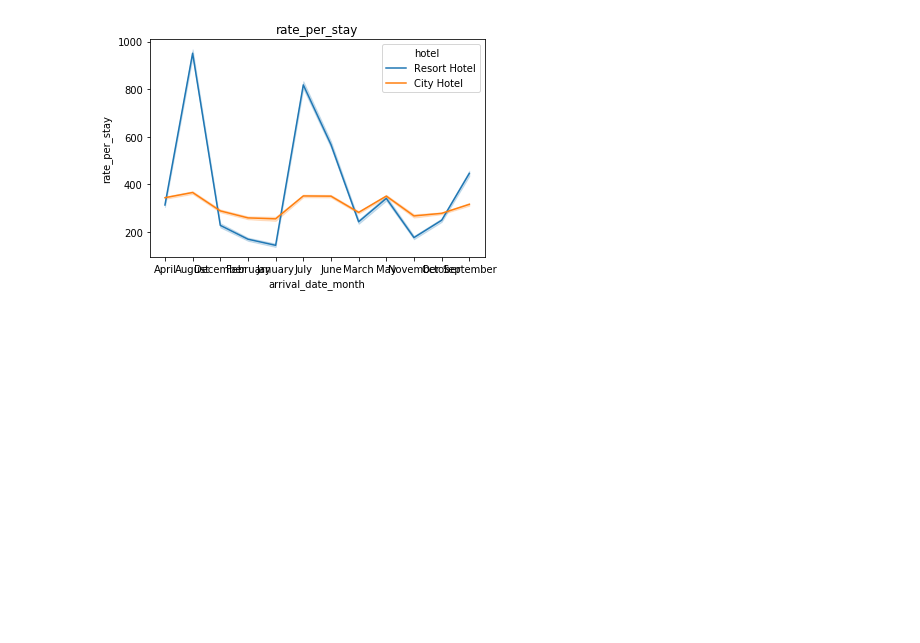
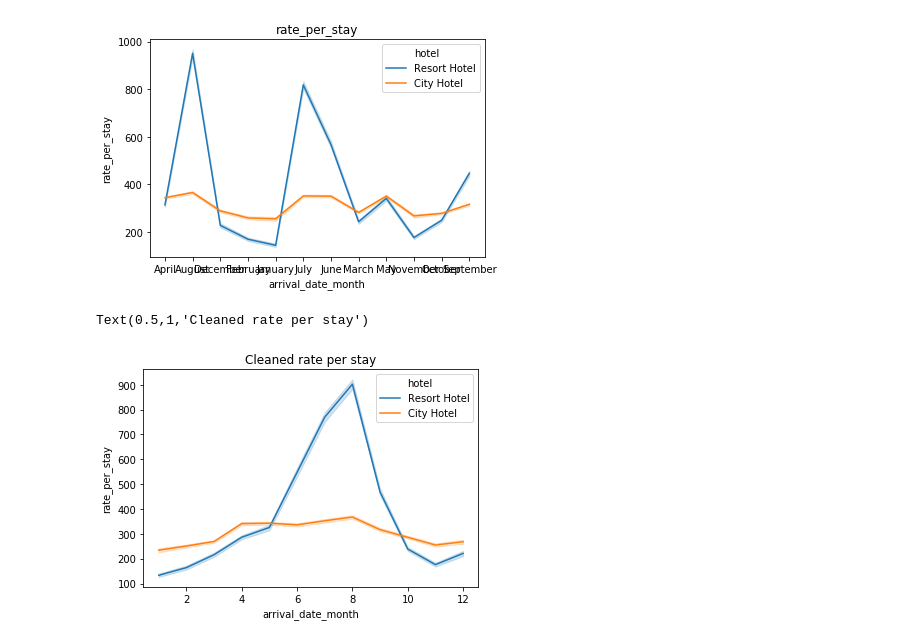
Before and after one commit to dipenpratap/Data-Mining, a Jupyter notebook: Project 1/project_1.ipynb, the cells around one changed output. Cells and saved outputs as stored; diff of their text form; code cells hidden in the pictures; blank space fills up the shorter version.

Commit message:
new graph with clean data

```diff
--- a/Project 1/project_1.ipynb
+++ b/Project 1/project_1.ipynb
@@ -121,6 +121,12 @@ dataset = pd.read_csv("hotel_bookings_month_corrected.csv")
 dataset.loc[dataset['is_canceled'] == 1] = np.NaN #Replace row with NaN if it was canceled
 dataset = dataset.dropna(); #Remove NaN rows
 dataset.reset_index(drop=True);
+# %%
+sns.lineplot(data = dataset, x = 'arrival_date_month', y = 'rate_per_stay', hue = 'hotel').set_title("Cleaned rate per stay")
+#Huge peak in summer months, which is to be expected.
+# %% [output]
+Text(0.5,1,'Cleaned rate per stay')
+[figure, added]
 # %%
 def clusterMonth(RATE):
     X_month = dataset[[RATE,'arrival_date_month']]
```
Also changed, not shown: parts of 3 cells of this notebook.
